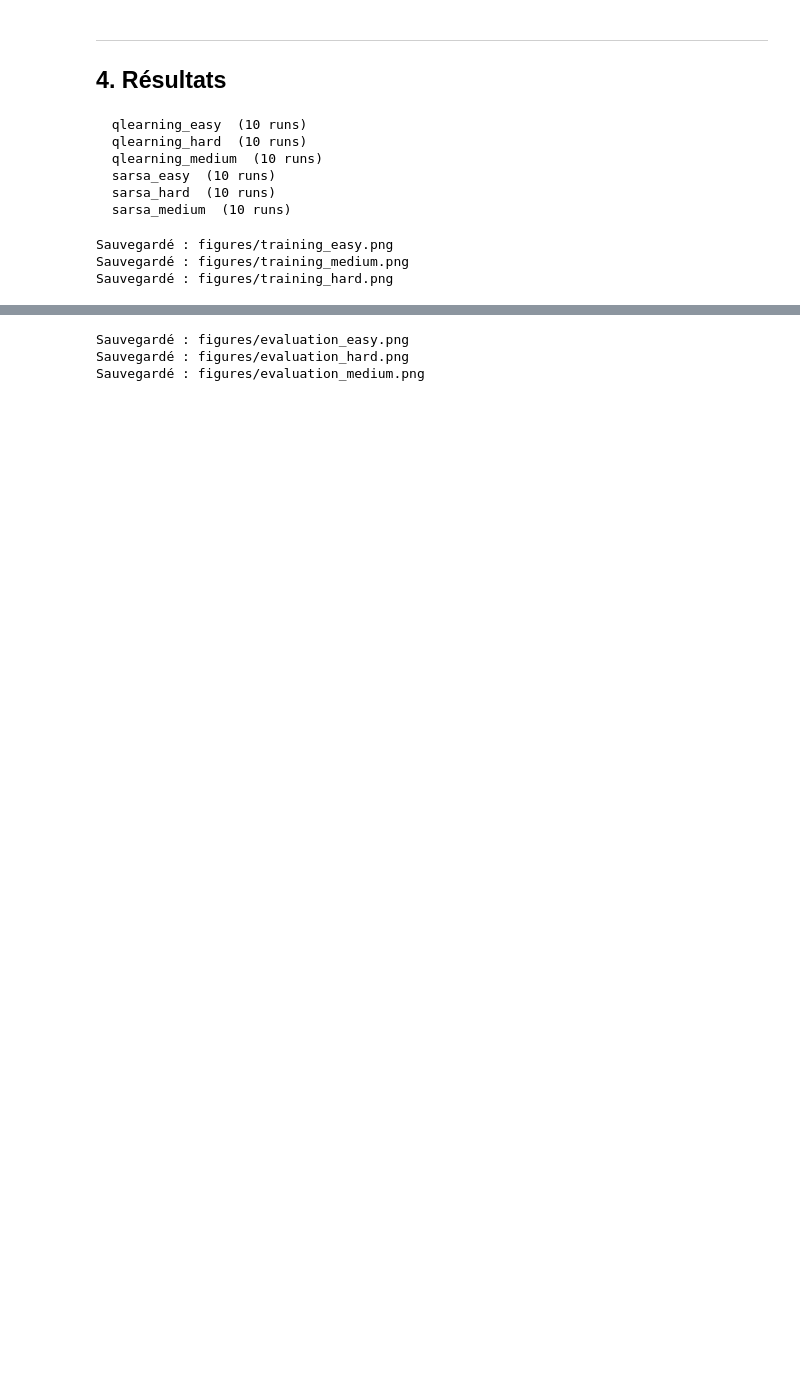
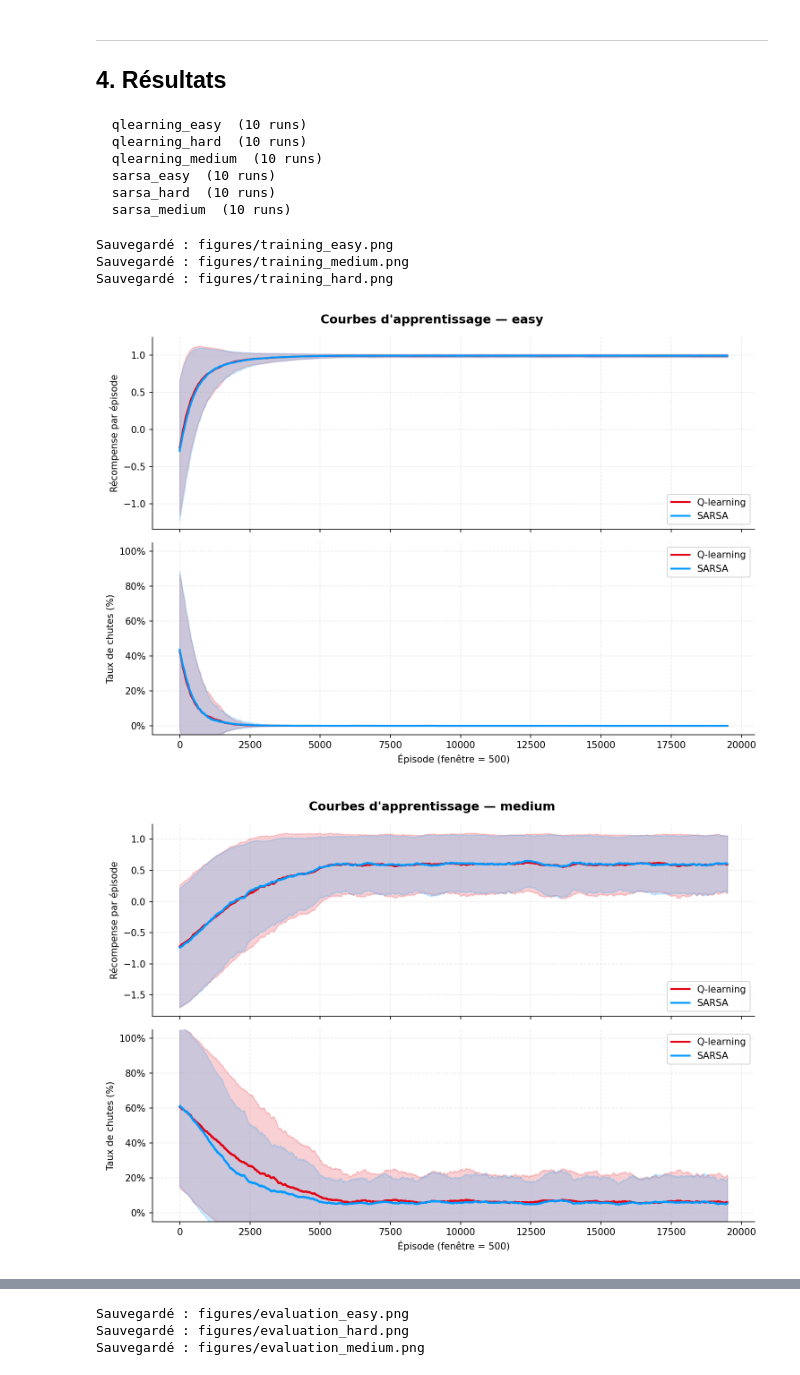
Before and after one commit to Ribraba/IFT-7201-Projet, a Jupyter notebook: FrozenLakeProject.ipynb, the cells around one changed output, grey strips where cells are left out. Saved outputs shown, nothing was run; the diff lists cells and outputs as text; code cells hidden in the pictures; blank space fills up the shorter version.

```diff
--- a/FrozenLakeProject.ipynb
+++ b/FrozenLakeProject.ipynb
@@ -142,3 +142,11 @@ plot_training_curves(experiments, env_names=['easy', 'medium', 'hard'], save_dir
 Sauvegardé : figures/training_easy.png
 Sauvegardé : figures/training_medium.png
 Sauvegardé : figures/training_hard.png
+# %%
+from IPython.display import Image, display
+display(Image('figures/training_easy.png'))
+display(Image('figures/training_medium.png'))
+display(Image('figures/training_hard.png'))
+# %% [output]
+[figure, added]
+[figure, added]
```
Also changed, not shown: parts of 12 cells of this notebook.
